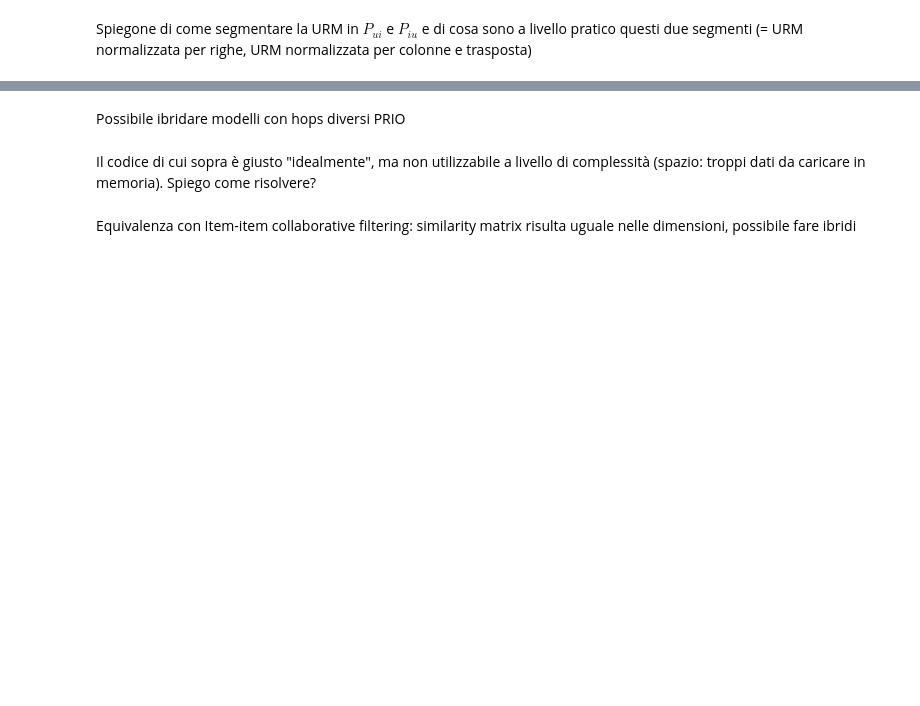
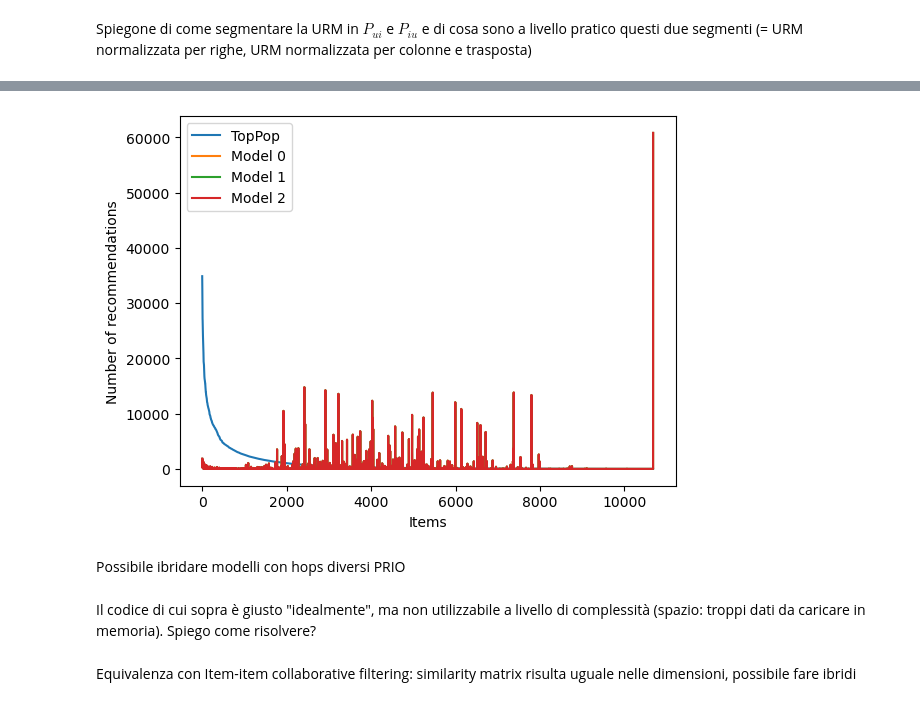
Before and after one commit to tomaz-suller/recsys, a Jupyter notebook: Practice extra 10 - Graph-based Recommenders basics.ipynb, the cells around one changed output, grey strips where cells are left out. Cells and saved outputs as stored; diff of their text form; code cells hidden in the pictures; blank space fills up the shorter version.

```diff
--- a/Practice extra 10 - Graph-based Recommenders basics.ipynb
+++ b/Practice extra 10 - Graph-based Recommenders basics.ipynb
@@ -693,10 +762,10 @@ _ = evaluate_recommender(URM_test, RP3beta_optimal)
 # %%
 # P5/P7 e come cambiano le raccomandazioni/similarity density (se la RAM regge) --> se non regge, applicare KNN come da framework (similarityMatrixTopK)
-class PXRecommender:
+class PXRecommender(BaseRecommender):
     def __init__(self, URM, hops : int):
         self.URM = URM
         self.hops = hops
-        if not hops % 2:
+        if hops % 2 == 0:
             raise ValueError("Number of hops must be odd.")
 
     def fit(self):
@@ -705,8 +774,9 @@ class PXRecommender:
     def recommend(self, user_id, remove_seen : bool = True, at : Optional[int] = None):
         Pi_0 = np.zeros(self.URM.shape[0], dtype=np.int32)
         Pi_0[user_id] = 1
+        Pi_0 = sps.csr_matrix(Pi_0)
 
-        ranking = self.n_step_walk.dot(Pi_0)
+        ranking = Pi_0.dot(self.n_step_walk).toarray().ravel()
 
         if remove_seen:
             user_profile_start = self.URM.indptr[user_id]
@@ -725,2 +813,7 @@ class PXRecommender:
+# %%
+# Popularity plot
+plot_rec_frequencies([y for _, y in models.items()], URM_all, TopPop_order=True)
+# %% [output]
+[figure, added]
 # %% [markdown]
 Possibile ibridare modelli con hops diversi PRIO
```
Also changed, not shown: parts of 25 cells of this notebook.
